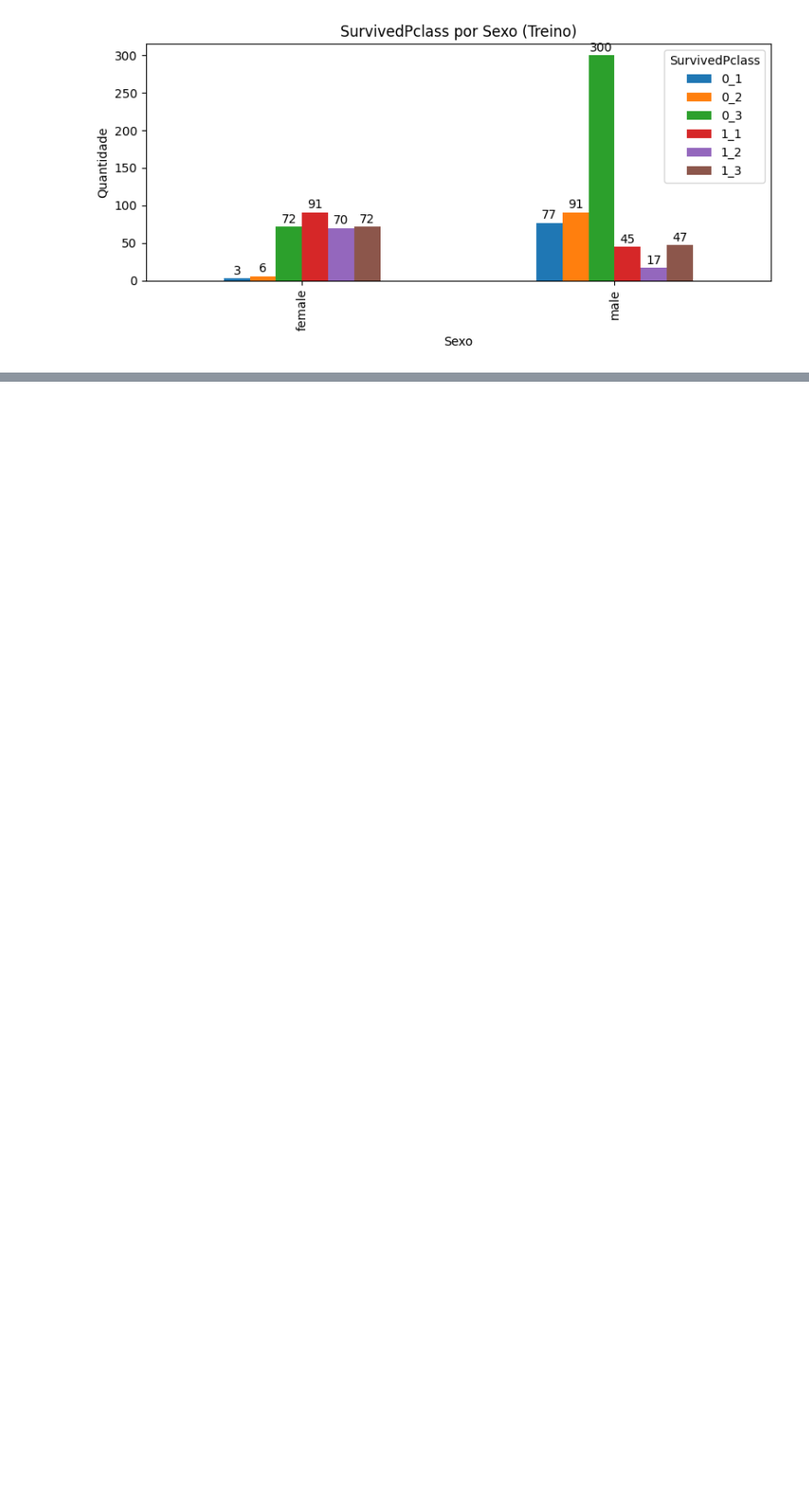
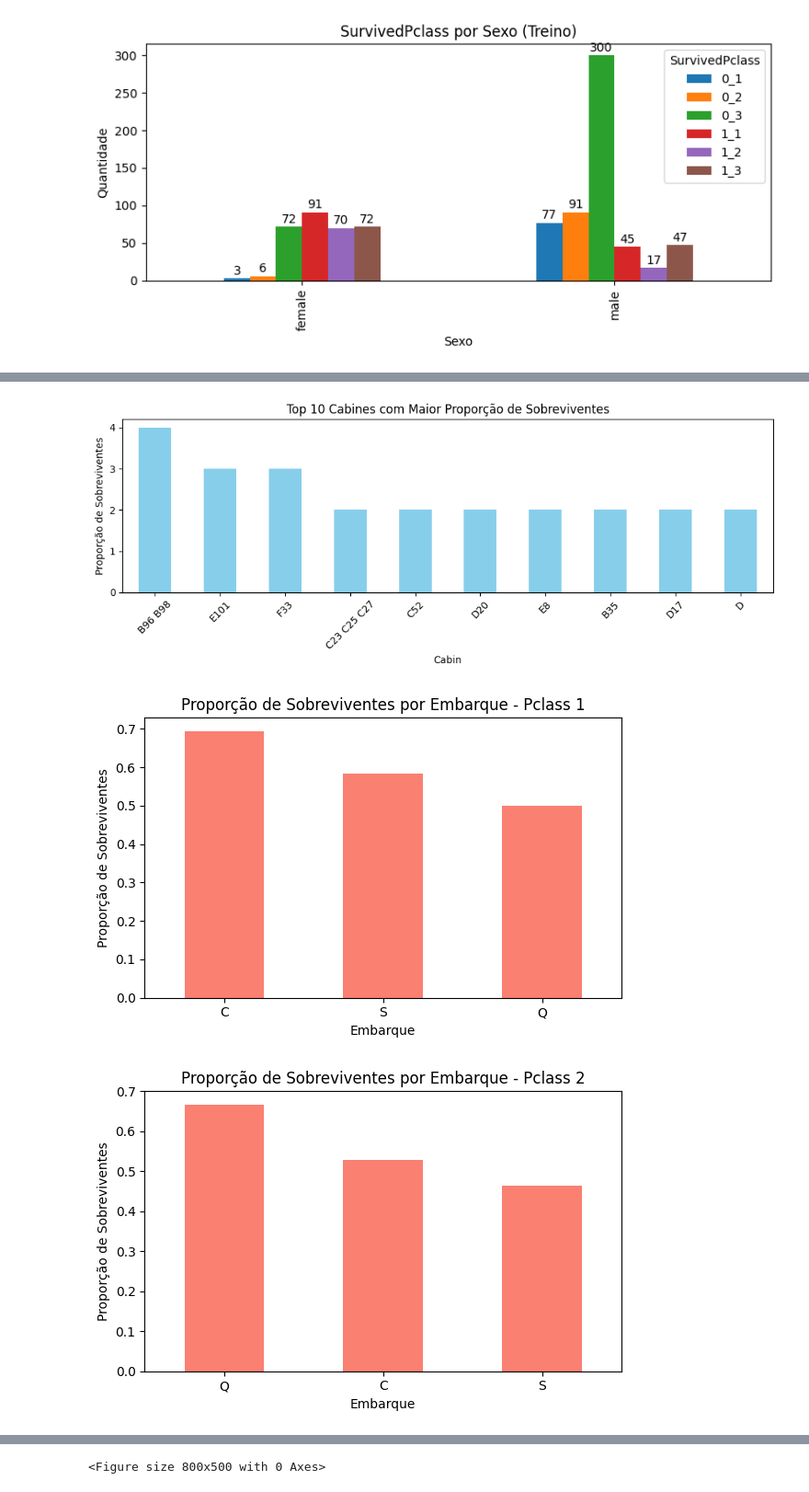
Before and after one commit to joaopedroalcn/JOAOPEDRODEALCANTARALIMA_Titanic, a Jupyter notebook: p3_titanic.ipynb, the cells around one changed output, grey strips where cells are left out. Shown at 92% size. Cells and saved outputs as stored; diff of their text form; code cells hidden in the pictures; blank space fills up the shorter version.

```diff
--- a/p3_titanic.ipynb
+++ b/p3_titanic.ipynb
@@ -252,0 +316,43 @@ plt.show()
+# %%
+# Análise: Cabines com mais sobreviventes
+cabine_surv = train_df.groupby('Cabin')['Survived'].sum().sort_values(ascending=False).head(10)
+plt.figure(figsize=(10,4))
+cabine_surv.plot(kind='bar', color='skyblue')
+plt.title('Top 10 Cabines com Maior Proporção de Sobreviventes')
+plt.xlabel('Cabin')
+plt.ylabel('Proporção de Sobreviventes')
+plt.xticks(rotation=45)
+plt.tight_layout()
+plt.show()
+
+# Análise: Embarque com mais sobreviventes por Pclass
+for pclass in sorted(train_df['Pclass'].unique()):
+    plt.figure(figsize=(6,4))
+    emb = train_df[train_df['Pclass']==pclass].groupby('Embarked')['Survived'].mean().sort_values(ascending=False)
+    emb.plot(kind='bar', color='salmon')
+    plt.title(f'Proporção de Sobreviventes por Embarque - Pclass {pclass}')
+    plt.xlabel('Embarque')
+    plt.ylabel('Proporção de Sobreviventes')
+    plt.xticks(rotation=0)
+    plt.tight_layout()
+    plt.show()
+
+# Análise: Faixas de Fare e Ages que mais sobreviveram
+fare_bins = pd.qcut(train_df['Fare'], q=4, labels=['Baixo','Médio-Baixo','Médio-Alto','Alto'])
+age_bins = pd.cut(train_df['Age'], bins=[0,12,18,30,50,80], labels=['Criança','Adolescente','Jovem Adulto','Adulto','Idoso'])
+fare_age_surv = train_df.copy()
+fare_age_surv['FareBin'] = fare_bins
+fare_age_surv['AgeBin'] = age_bins
+plt.figure(figsize=(8,5))
+surv_pivot = fare_age_surv.pivot_table(index='AgeBin', columns='FareBin', values='Survived', aggfunc='mean')
+surv_pivot.plot(kind='bar', figsize=(10,6))
+plt.title('Proporção de Sobreviventes por Faixa de Idade e Faixa de Fare')
+plt.ylabel('Proporção de Sobreviventes')
+plt.xlabel('Faixa de Idade')
+plt.legend(title='Faixa de Fare')
+plt.tight_layout()
+plt.show()
+# %% [output]
+[figure, added]
+[figure, added]
+[figure, added]
@@ -252,0 +360 @@ plt.show()
+<Figure size 800x500 with 0 Axes>
```
Also changed, not shown: parts of 23 cells of this notebook.
